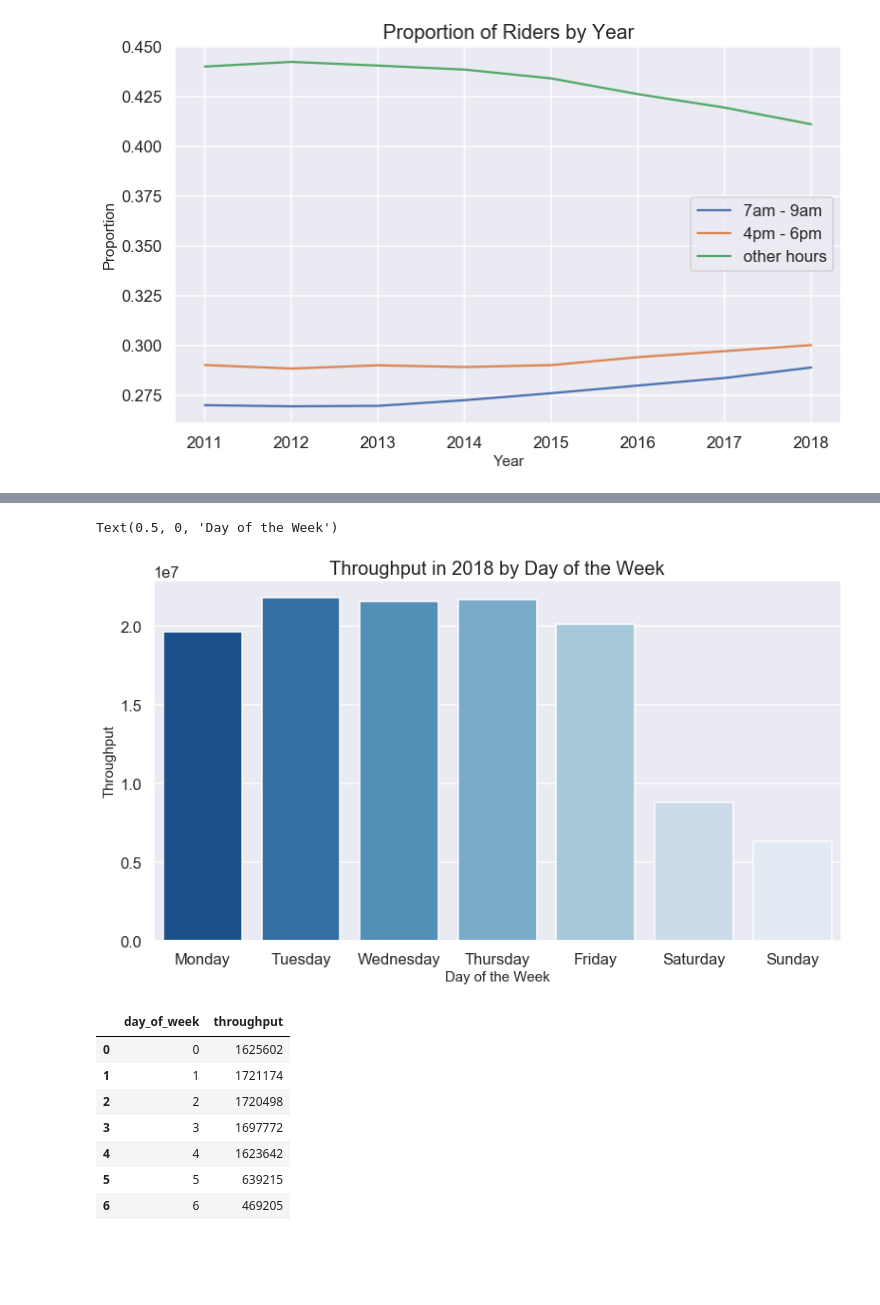
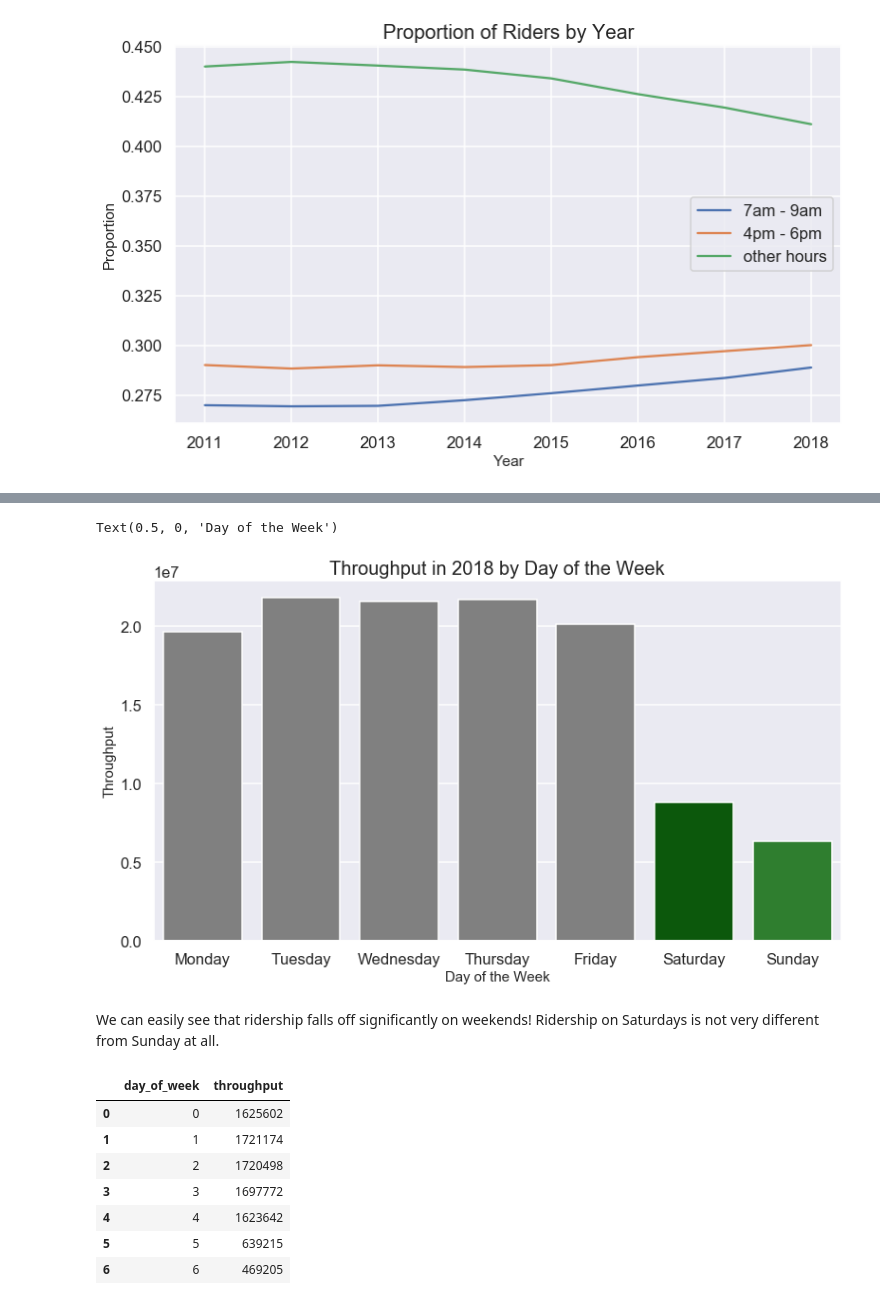
Before and after one commit to Joshua-Chan/bart_analysis, a Jupyter notebook: bart.ipynb, the cells around one changed output, grey strips where cells are left out. Cells and saved outputs as stored; diff of their text form; code cells hidden in the pictures; blank space fills up the shorter version.

```diff
--- a/bart.ipynb
+++ b/bart.ipynb
@@ -222,12 +247,15 @@ plots = bart_18.groupby('day_of_week').sum()
 # %%
 fig, axs = plt.subplots(figsize = (13, 7))
 plt.title('Throughput in 2018 by Day of the Week', fontsize = 20)
-sns.barplot(data = plots, x = ['Monday', 'Tuesday', 'Wednesday', 'Thursday', 'Friday', 'Saturday', 'Sunday'], y='throughput', palette = 'Blues_r')
+clrs = ['gray' if (x not in [5, 6]) else 'darkgreen' if x == 5 else 'forestgreen' for x in plots.index]
+sns.barplot(data = plots, x = ['Monday', 'Tuesday', 'Wednesday', 'Thursday', 'Friday', 'Saturday', 'Sunday'], y='throughput', palette = clrs)
 plt.ylabel('Throughput', fontsize=15)
 plt.xlabel("Day of the Week", fontsize=15)
 # %% [output]
 Text(0.5, 0, 'Day of the Week')
-[figure, old version]
+[figure, new version]
+# %% [markdown]
+We can easily see that ridership falls off significantly on weekends! Ridership on Saturdays is not very different from Sunday at all.
 # %%
 aug_18.groupby('day_of_week').sum()[['throughput']].reset_index()
 # %% [output]
```
Also changed, not shown: parts of 50 cells of this notebook.
